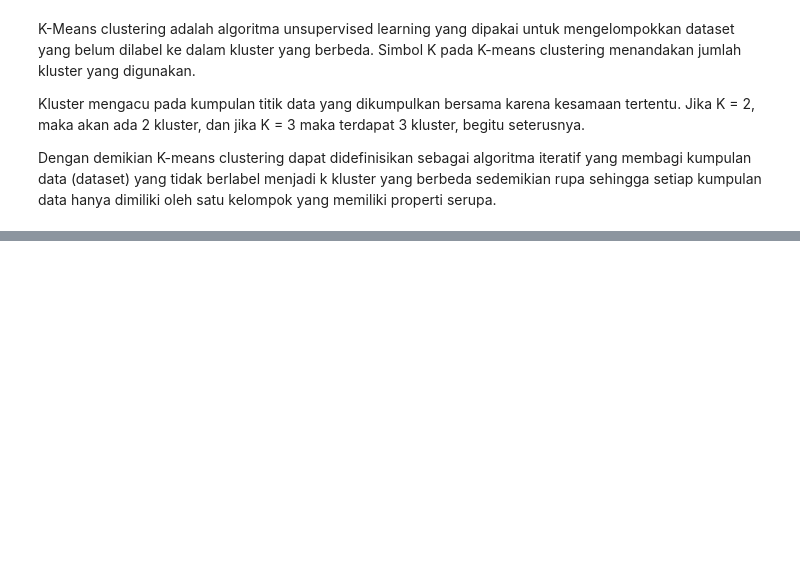
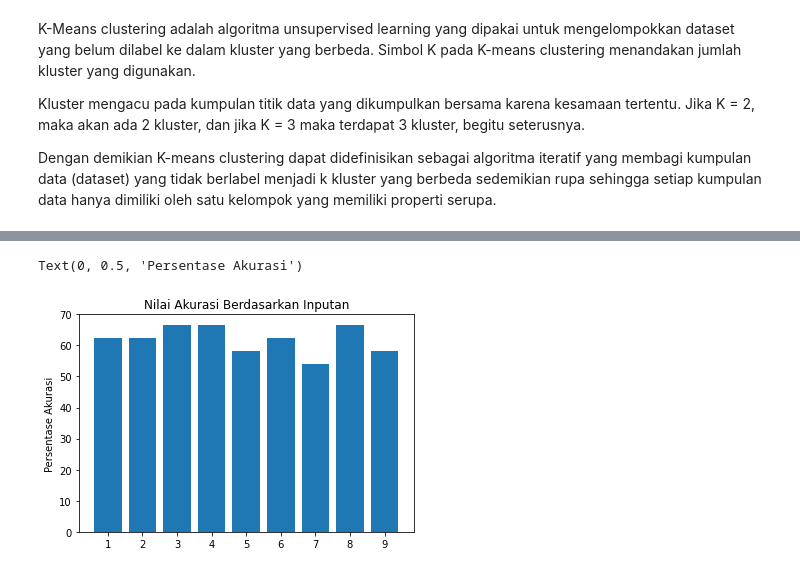
Before and after one commit to nofan190021/webmining, a Jupyter notebook: _sources/notebooks.ipynb, the cells around one changed output, grey strips where cells are left out. Saved outputs shown, nothing was run; the diff lists cells and outputs as text; code cells hidden in the pictures; blank space fills up the shorter version.

```diff
--- a/_sources/notebooks.ipynb
+++ b/_sources/notebooks.ipynb
@@ -882,0 +778,5 @@ hingga akhirnya bisa seperti saat ini.
+# %%
+#No we Will select the  top 5 important features
+sel_five_cols = SelectKBest(mutual_info_classif, k=100)
+sel_five_cols.fit(X_train, y_train)
+X_train.columns[sel_five_cols.get_support()]
@@ -882,0 +801,11 @@ hingga akhirnya bisa seperti saat ini.
+# %%
+from sklearn.neighbors import KNeighborsClassifier
+testing=[]
+n=[]
+for i in range(1,10):
+  n.append(i)
+  neigh = KNeighborsClassifier(n_neighbors=i)
+  neigh.fit(X_train, y_train)
+  Y_pred = neigh.predict(X_test)
+  testing.append(Y_pred)
+testing
@@ -882,0 +830,12 @@ hingga akhirnya bisa seperti saat ini.
+# %%
+from sklearn.metrics import make_scorer, accuracy_score,precision_score
+listtest=[]
+listacc=[]
+for i in range(len(testing)):
+  accuracy_neigh=round(accuracy_score(y_test,testing[i])* 100, 2)
+  acc_neigh = round(neigh.score(X_train, y_train) * 100, 2)
+  listappend=n[i]
+  appendlist=listappend,accuracy_neigh
+  listtest.append(appendlist)
+  listacc.append(accuracy_neigh)
+listtest
@@ -882,0 +852,9 @@ hingga akhirnya bisa seperti saat ini.
+# %%
+from matplotlib import pyplot as plt
+plt.bar(n, listacc)
+plt.xticks(n)
+plt.title('Nilai Akurasi Berdasarkan Inputan')
+plt.ylabel('Persentase Akurasi')
+# %% [output]
+Text(0, 0.5, 'Persentase Akurasi')
+[figure, added]
```
Also changed, not shown: parts of 81 cells of this notebook, 17 other files.
